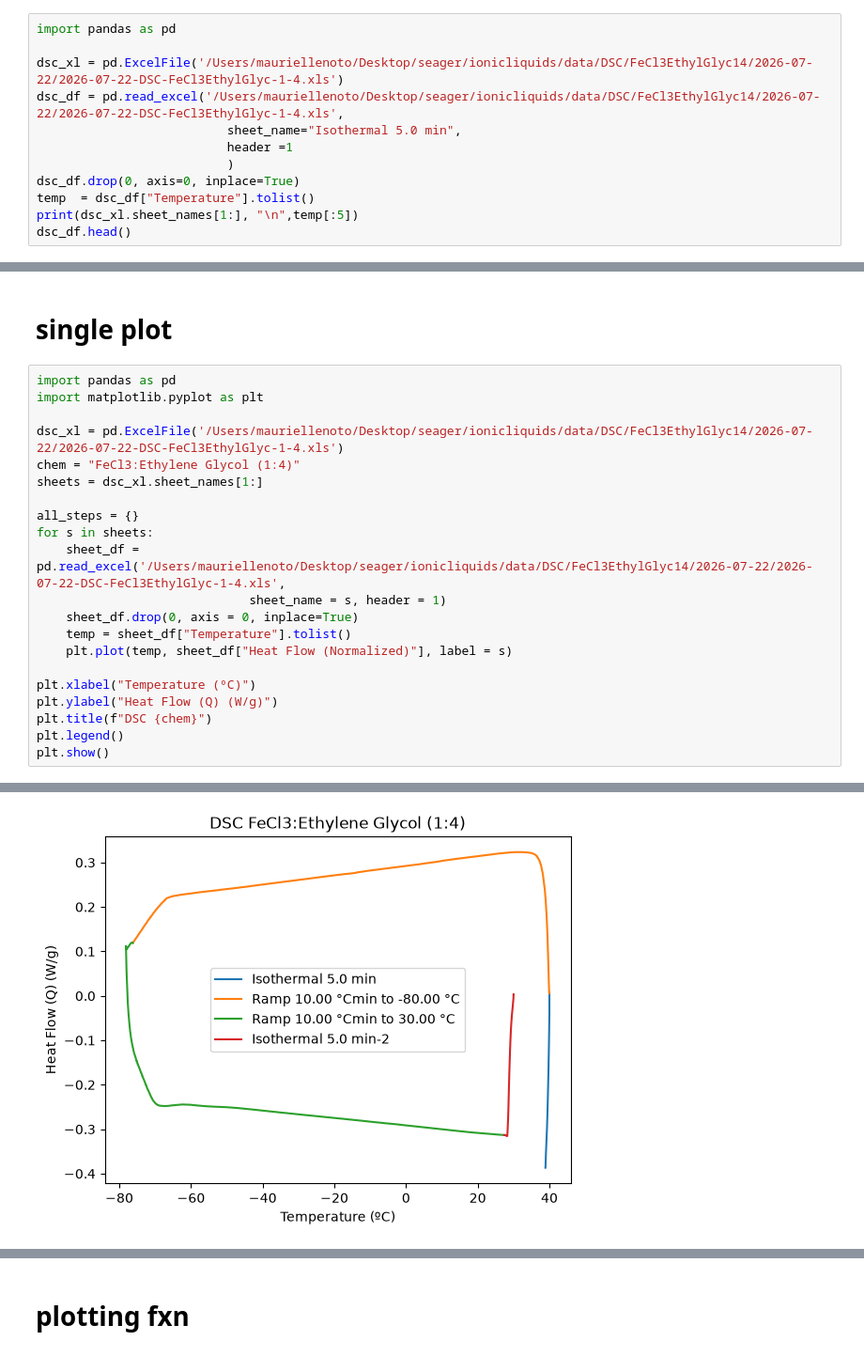
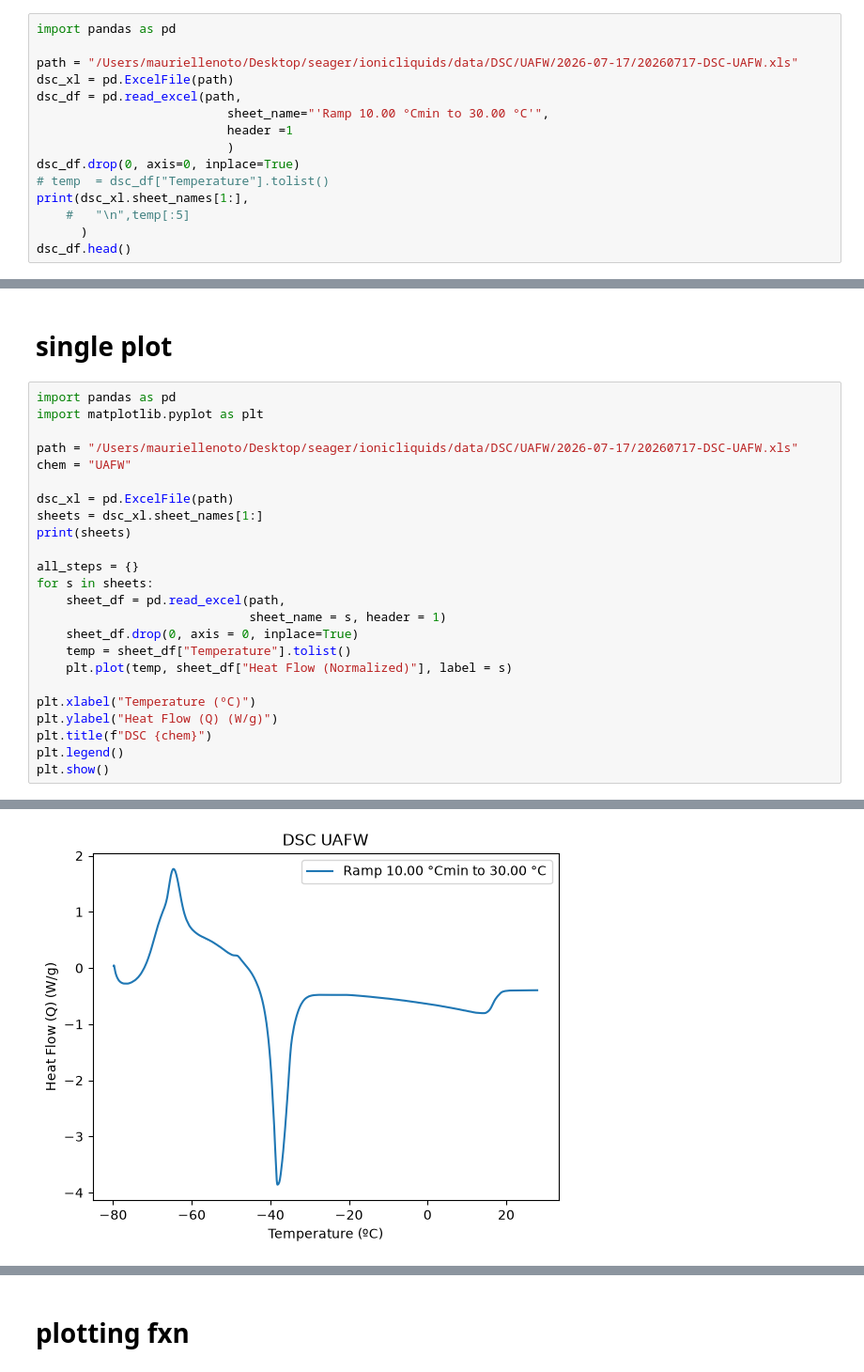
Before and after one commit to maurielle-noto/ionic-liquid-characterization, a Jupyter notebook: dsc.ipynb, the cells around one changed output, grey strips where cells are left out. Shown at 94% size. Drawn from its saved outputs; the diff is of its cells as text.

```diff
--- a/dsc.ipynb
+++ b/dsc.ipynb
@@ -5,12 +5,15 @@ import pandas as pd
 # %%
 import pandas as pd
 
-dsc_xl = pd.ExcelFile('/Users/mauriellenoto/Desktop/seager/ionicliquids/data/DSC/FeCl3EthylGlyc14/2026-07-22/2026-07-22-DSC-FeCl3EthylGlyc-1-4.xls')
-dsc_df = pd.read_excel('/Users/mauriellenoto/Desktop/seager/ionicliquids/data/DSC/FeCl3EthylGlyc14/2026-07-22/2026-07-22-DSC-FeCl3EthylGlyc-1-4.xls',
-                          sheet_name="Isothermal 5.0 min",
+path = "/Users/mauriellenoto/Desktop/seager/ionicliquids/data/DSC/UAFW/2026-07-17/20260717-DSC-UAFW.xls"
+dsc_xl = pd.ExcelFile(path)
+dsc_df = pd.read_excel(path,
+                          sheet_name="'Ramp 10.00 °Cmin to 30.00 °C'",
                           header =1
                           )
 dsc_df.drop(0, axis=0, inplace=True)
-temp  = dsc_df["Temperature"].tolist()
-print(dsc_xl.sheet_names[1:], "\n",temp[:5])
+# temp  = dsc_df["Temperature"].tolist()
+print(dsc_xl.sheet_names[1:],
+    #   "\n",temp[:5]
+      )
 dsc_df.head()
@@ -84,13 +78,16 @@ def extract_data(path):
 import pandas as pd
 import matplotlib.pyplot as plt
 
-dsc_xl = pd.ExcelFile('/Users/mauriellenoto/Desktop/seager/ionicliquids/data/DSC/FeCl3EthylGlyc14/2026-07-22/2026-07-22-DSC-FeCl3EthylGlyc-1-4.xls')
-chem = "FeCl3:Ethylene Glycol (1:4)"
+path = "/Users/mauriellenoto/Desktop/seager/ionicliquids/data/DSC/UAFW/2026-07-17/20260717-DSC-UAFW.xls"
+chem = "UAFW"
+
+dsc_xl = pd.ExcelFile(path)
 sheets = dsc_xl.sheet_names[1:]
+print(sheets)
 
 all_steps = {}
 for s in sheets:
-    sheet_df = pd.read_excel('/Users/mauriellenoto/Desktop/seager/ionicliquids/data/DSC/FeCl3EthylGlyc14/2026-07-22/2026-07-22-DSC-FeCl3EthylGlyc-1-4.xls',
+    sheet_df = pd.read_excel(path,
                              sheet_name = s, header = 1)
     sheet_df.drop(0, axis = 0, inplace=True)
     temp = sheet_df["Temperature"].tolist()
@@ -105 +103 @@ plt.show()
-[figure, old version]
+[figure, new version]
```
Also changed, not shown: parts of 4 cells of this notebook.
